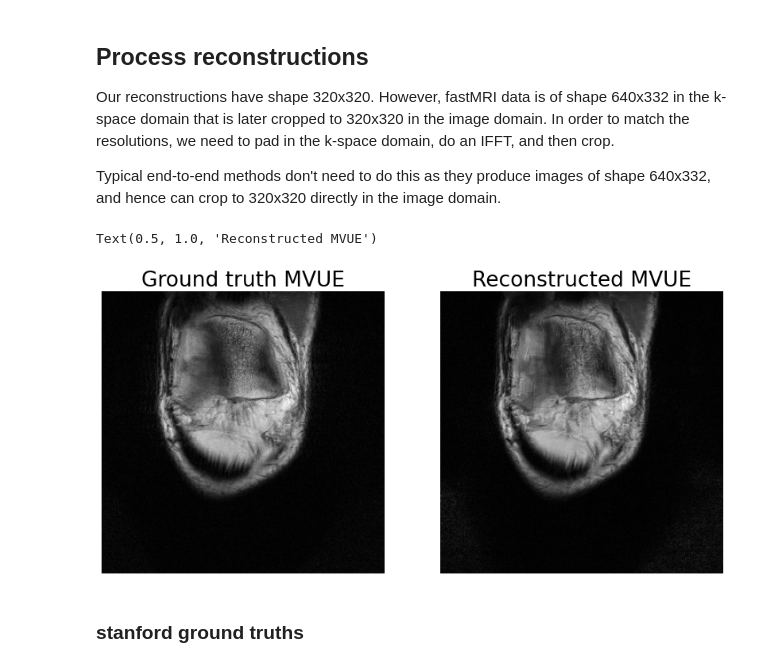
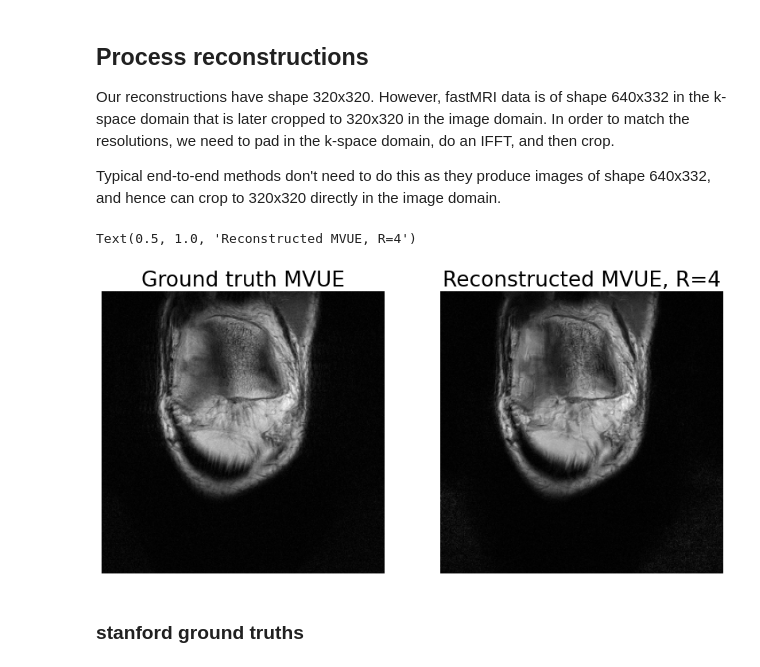
Before and after one commit to utcsilab/csgm-mri-langevin, a Jupyter notebook: plot-demo.ipynb, the cells around one changed output. Cells and saved outputs as stored; diff of their text form; code cells hidden in the pictures.

```diff
--- a/plot-demo.ipynb
+++ b/plot-demo.ipynb
@@ -65,16 +65,16 @@ Uncomment the following code block if you need to estimate the maps. Change the
 
 fastMRI data is of shape 784x392 in the k-space domain, and is cropped to 384x384 in the image domain
 # %%
-slice_idx = 7
+brain_slice_idx = 7
 brain_shape = (384, 384)
 
 # load kspace data and maps
 with h5py.File( './datasets/brain_T2/file_brain_AXT2_200_2000019.h5') as f:
-    brain_kspace = np.array( f['kspace'] )[slice_idx]
+    brain_kspace = np.array( f['kspace'] )[brain_slice_idx]
 
 
 with h5py.File( './datasets/brain_T2_maps/file_brain_AXT2_200_2000019.h5') as f:
-    brain_smaps = np.array( f['s_maps'] )[slice_idx]
+    brain_smaps = np.array( f['s_maps'] )[brain_slice_idx]
 
 # compute mvue
 brain_mvue = get_mvue( brain_kspace, brain_smaps )
@@ -129,10 +129,10 @@ plt.close()
 # %% [markdown]
 ## load ground truth and estimate MVUE
 # %%
-slice_idx = 9
+knee_slice_idx = 9
 with h5py.File( './datasets/knees/file1000031.h5', 'r') as f:
-    knees_kspace = np.array( f['kspace'] )[slice_idx]
+    knees_kspace = np.array( f['kspace'] )[knee_slice_idx]
 with h5py.File( './datasets/knees_maps/file1000031.h5', 'r') as f:
-    knees_smaps = np.array( f['s_maps'] )[slice_idx]
+    knees_smaps = np.array( f['s_maps'] )[knee_slice_idx]
 knees_mvue = get_mvue( knees_kspace, knees_smaps)
 knees_mvue = sp.resize( knees_mvue, (320,320) )
@@ -145,7 +140,7 @@ plt.imshow( np.abs(knees_mvue[::-1,::-1]) , cmap='gray')
 ## Load reconstructions
 # %%
 # this file name will have to be changed depending on your experiment
-rec_file = f'outputs/2021-07-22/09-08-58/file1000031.h5|langevin|slide_idx_{slice_idx}_R=4_outputs.pt'
+rec_file = f'outputs/2021-07-22/09-08-58/file1000031.h5|langevin|slide_idx_{knee_slice_idx}_R=4_outputs.pt'
 knees_rec_ = torch.load( rec_file )['mvue']
 knees_rec_ = knees_rec_.detach().cpu().numpy()
 knees_rec = knees_rec_[0,0] + 1j * knees_rec_[0,1]
@@ -167,12 +162,12 @@ knees_rec = sp.resize( knees_rec, (320, 320) )
 # %%
 _, ax = plt.subplots( 1,2, figsize=(14,7))
 ax[0].imshow( np.abs(knees_mvue[::-1,::-1]) , cmap='gray')
 ax[1].imshow( np.abs(knees_rec[::-1,::-1]) , cmap='gray')
 ax[0].axis('off')
 ax[1].axis('off')
 
 ax[0].set_title('Ground truth MVUE')
-ax[1].set_title('Reconstructed MVUE')
+ax[1].set_title( 'Reconstructed MVUE, R=4')
 # %% [output]
-Text(0.5, 1.0, 'Reconstructed MVUE')
+Text(0.5, 1.0, 'Reconstructed MVUE, R=4')
-[figure, old version]
+[figure, new version]
```
Also changed, not shown: parts of 4 cells of this notebook.
